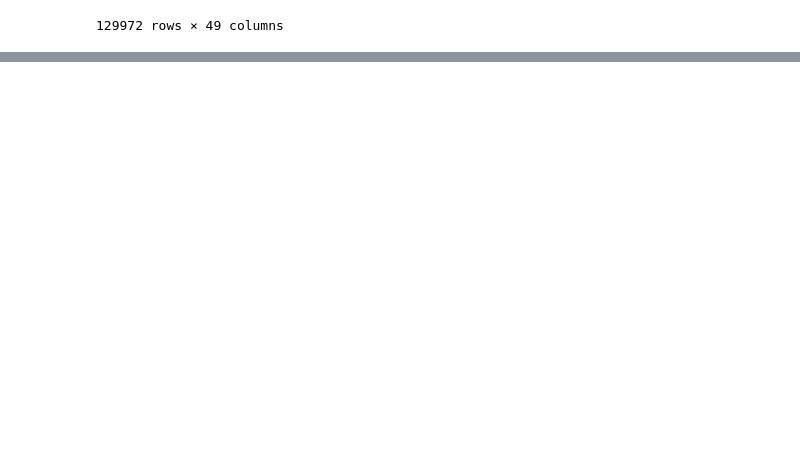
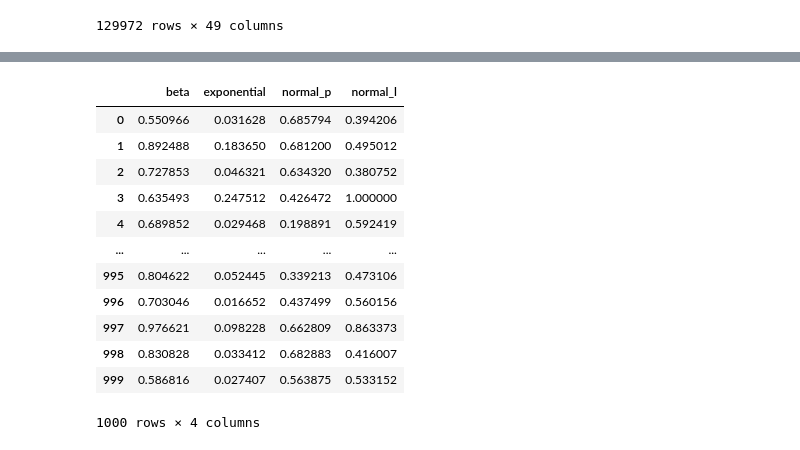
Before and after one commit to Erkobrax/DS_Edu, a Jupyter notebook: BLOCK_3_EDA/MathStat_2.ipynb, the cells around one changed output, grey strips where cells are left out. Drawn from its saved outputs; the diff is of its cells as text; code cells hidden in the pictures; blank space fills up the shorter version.

```diff
--- a/BLOCK_3_EDA/MathStat_2.ipynb
+++ b/BLOCK_3_EDA/MathStat_2.ipynb
@@ -458,0 +590,18 @@ df
+# %%
+# инициализируем нормализатор MinMaxScaler
+mm_scaler = preprocessing.MinMaxScaler()
+
+# копируем исходный датасет
+df_mm = mm_scaler.fit_transform(df)
+
+# Преобразуем промежуточный датасет в полноценный датафрейм для визуализации
+df_mm = pd.DataFrame(df_mm, columns=col_names)
+
+fig, (ax1) = plt.subplots(ncols=1, figsize=(10, 8))
+ax1.set_title('После нормализации MinMaxScaler')
+
+sns.kdeplot(df_mm['beta'], ax=ax1, label ='beta')
+sns.kdeplot(df_mm['exponential'], ax=ax1, label='exp')
+sns.kdeplot(df_mm['normal_p'], ax=ax1, label='normal_p')
+sns.kdeplot(df_mm['normal_l'], ax=ax1, label='normal_l')
+plt.legend()
@@ -458,0 +611,16 @@ df
+# %%
+df_mm
+# %% [output]
+|  | beta | exponential | normal_p | normal_l |
+| 0 | 0.550966 | 0.031628 | 0.685794 | 0.394206 |
+| 1 | 0.892488 | 0.183650 | 0.681200 | 0.495012 |
+| 2 | 0.727853 | 0.046321 | 0.634320 | 0.380752 |
+| 3 | 0.635493 | 0.247512 | 0.426472 | 1.000000 |
+| 4 | 0.689852 | 0.029468 | 0.198891 | 0.592419 |
+| ... | ... | ... | ... | ... |
+| 995 | 0.804622 | 0.052445 | 0.339213 | 0.473106 |
+| 996 | 0.703046 | 0.016652 | 0.437499 | 0.560156 |
+| 997 | 0.976621 | 0.098228 | 0.662809 | 0.863373 |
+| 998 | 0.830828 | 0.033412 | 0.682883 | 0.416007 |
+| 999 | 0.586816 | 0.027407 | 0.563875 | 0.533152 |
+1000 rows × 4 columns
```
Also changed, not shown: parts of 12 cells of this notebook.
